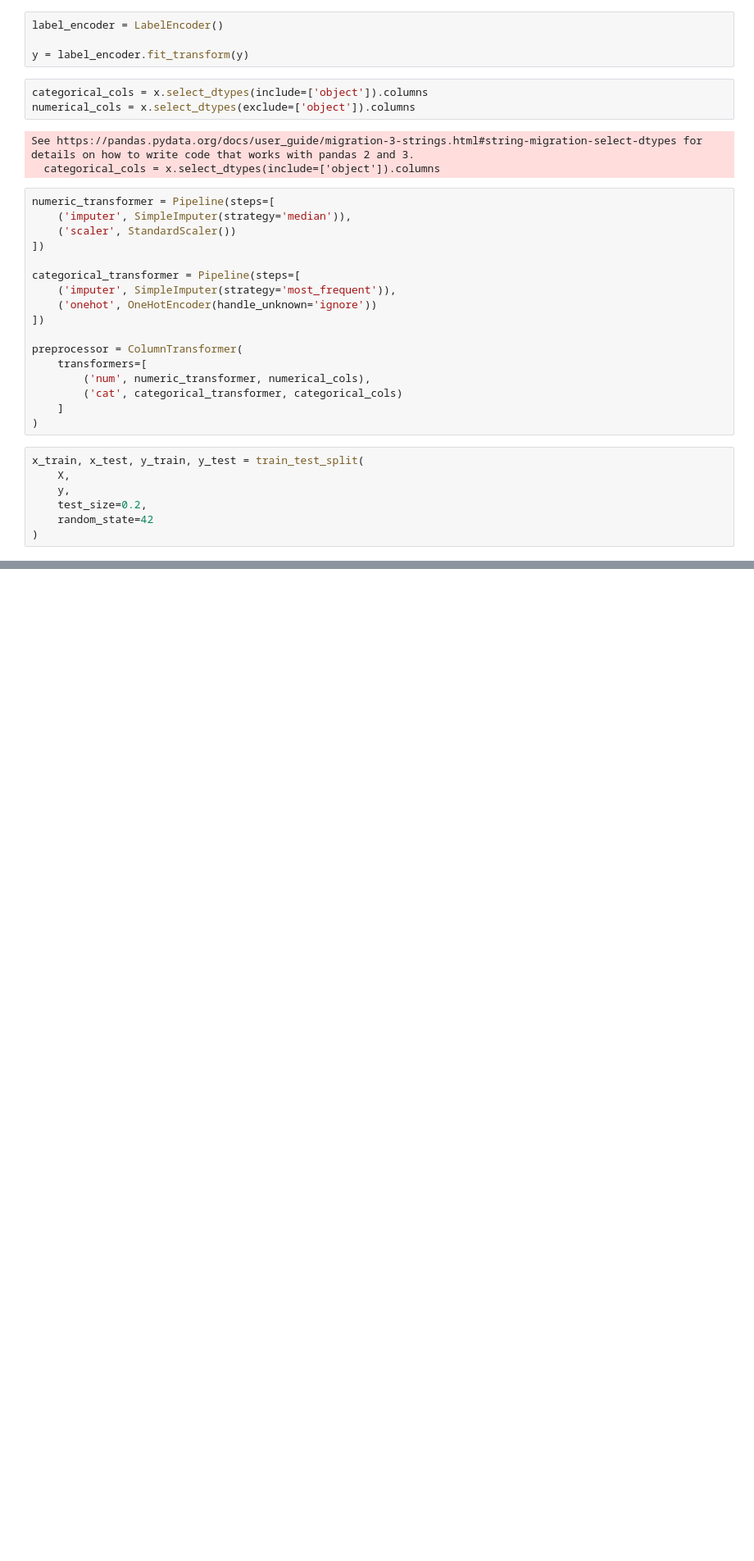
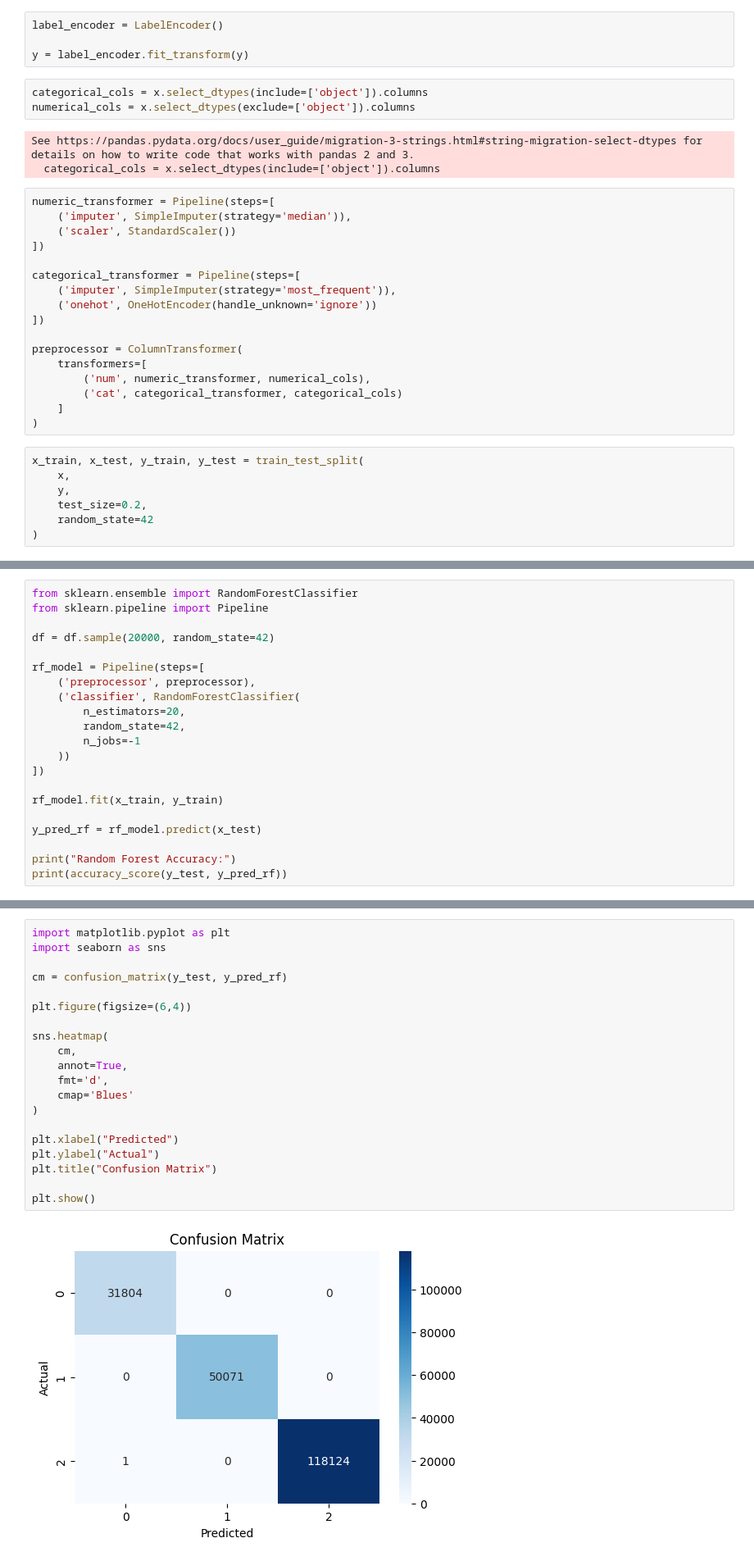
Before and after one commit to ayushgautam2006/genz-socialmedia-usage, a Jupyter notebook: notebooks/model.ipynb, the cells around one changed output, grey strips where cells are left out. Shown at 82% size. Saved outputs shown, nothing was run; the diff lists cells and outputs as text; blank space fills up the shorter version.

Commit message:
added random forest model

```diff
--- a/notebooks/model.ipynb
+++ b/notebooks/model.ipynb
@@ -172,7 +170,7 @@ preprocessor = ColumnTransformer(
 )
 # %%
 x_train, x_test, y_train, y_test = train_test_split(
-    X,
+    x,
     y,
     test_size=0.2,
     random_state=42
@@ -181,0 +207,21 @@ NameError: name 'X' is not defined
+# %%
+from sklearn.ensemble import RandomForestClassifier
+from sklearn.pipeline import Pipeline
+
+df = df.sample(20000, random_state=42)
+
+rf_model = Pipeline(steps=[
+    ('preprocessor', preprocessor),
+    ('classifier', RandomForestClassifier(
+        n_estimators=20,
+        random_state=42,
+        n_jobs=-1
+    ))
+])
+
+rf_model.fit(x_train, y_train)
+
+y_pred_rf = rf_model.predict(x_test)
+
+print("Random Forest Accuracy:")
+print(accuracy_score(y_test, y_pred_rf))
@@ -181,0 +251,22 @@ NameError: name 'X' is not defined
+# %%
+import matplotlib.pyplot as plt
+import seaborn as sns
+
+cm = confusion_matrix(y_test, y_pred_rf)
+
+plt.figure(figsize=(6,4))
+
+sns.heatmap(
+    cm,
+    annot=True,
+    fmt='d',
+    cmap='Blues'
+)
+
+plt.xlabel("Predicted")
+plt.ylabel("Actual")
+plt.title("Confusion Matrix")
+
+plt.show()
+# %% [output]
+[figure, added]
```
Also changed, not shown: parts of 7 cells of this notebook.
